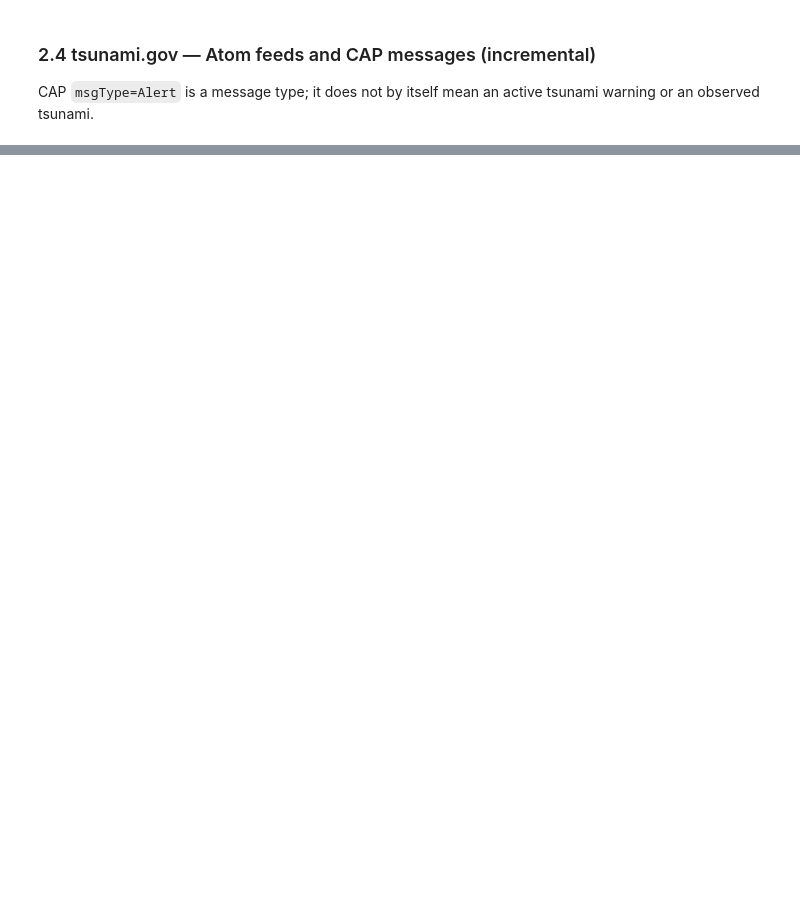
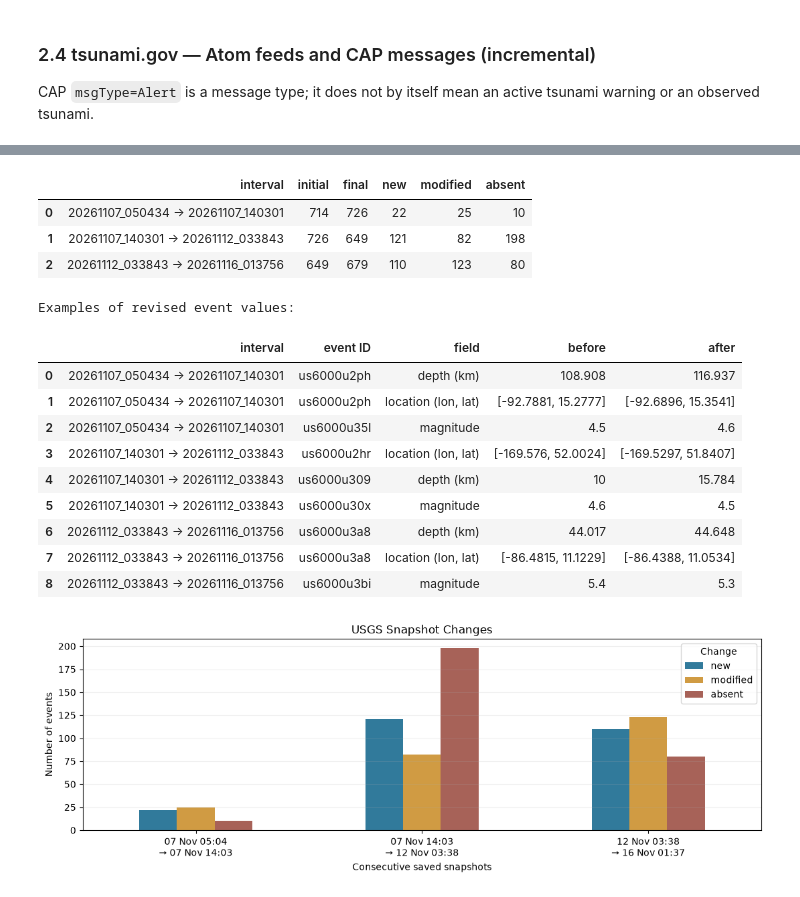
Before and after one commit to g8martinezsilva/tsunami-monitoring, a Jupyter notebook: notebooks/01_source_profiling.ipynb, the cells around one changed output, grey strips where cells are left out. Drawn from its saved outputs; the diff is of its cells as text; code cells hidden in the pictures; blank space fills up the shorter version.

```diff
--- a/notebooks/01_source_profiling.ipynb
+++ b/notebooks/01_source_profiling.ipynb
@@ -1420,0 +1063,42 @@ Candidate only: PHEB-1-26297050 / us6000u4r9 | time difference +24.01 h | distan
+# %%
+# USGS Comparison Summary and Chart
+display(usgs_comparison)
+print("Examples of revised event values:")
+display(pd.DataFrame(
+    usgs_examples, columns=["interval", "event ID", "field", "before", "after"]
+))
+
+if not usgs_comparison.empty:
+    ax = usgs_comparison.set_index("interval")[["new", "modified", "absent"]].plot.bar(
+        figsize=(11, 4), rot=15, color=["#317a9b", "#d09b43", "#a76258"]
+    )
+    short_dates = [
+        [pd.to_datetime(stamp, format="%Y%m%d_%H%M%S").strftime("%d %b %H:%M")
+         for stamp in interval.split(" → ")]
+        for interval in usgs_comparison["interval"]
+    ]
+    ax.set_xticklabels([f"{old}\n→ {new}" for old, new in short_dates], rotation=0)
+    ax.set_title("USGS Snapshot Changes")
+    ax.set_xlabel("Consecutive saved snapshots")
+    ax.set_ylabel("Number of events")
+    ax.legend(title="Change")
+    ax.grid(axis="y", alpha=0.2)
+    plt.tight_layout()
+    plt.show()
+# %% [output]
+|  | interval | initial | final | new | modified | absent |
+| 0 | 20261107_050434 → 20261107_140301 | 714 | 726 | 22 | 25 | 10 |
+| 1 | 20261107_140301 → 20261112_033843 | 726 | 649 | 121 | 82 | 198 |
+| 2 | 20261112_033843 → 20261116_013756 | 649 | 679 | 110 | 123 | 80 |
+Examples of revised event values:
+|  | interval | event ID | field | before | after |
+| 0 | 20261107_050434 → 20261107_140301 | us6000u2ph | depth (km) | 108.908 | 116.937 |
+| 1 | 20261107_050434 → 20261107_140301 | us6000u2ph | location (lon, lat) | [-92.7881, 15.2777] | [-92.6896, 15.3541] |
+| 2 | 20261107_050434 → 20261107_140301 | us6000u35l | magnitude | 4.5 | 4.6 |
+| 3 | 20261107_140301 → 20261112_033843 | us6000u2hr | location (lon, lat) | [-169.576, 52.0024] | [-169.5297, 51.8407] |
+| 4 | 20261107_140301 → 20261112_033843 | us6000u309 | depth (km) | 10 | 15.784 |
+| 5 | 20261107_140301 → 20261112_033843 | us6000u30x | magnitude | 4.6 | 4.5 |
+| 6 | 20261112_033843 → 20261116_013756 | us6000u3a8 | depth (km) | 44.017 | 44.648 |
+| 7 | 20261112_033843 → 20261116_013756 | us6000u3a8 | location (lon, lat) | [-86.4815, 11.1229] | [-86.4388, 11.0534] |
+| 8 | 20261112_033843 → 20261116_013756 | us6000u3bi | magnitude | 5.4 | 5.3 |
+[figure, added]
```
Also changed, not shown: parts of 99 cells of this notebook, 9 other files.
